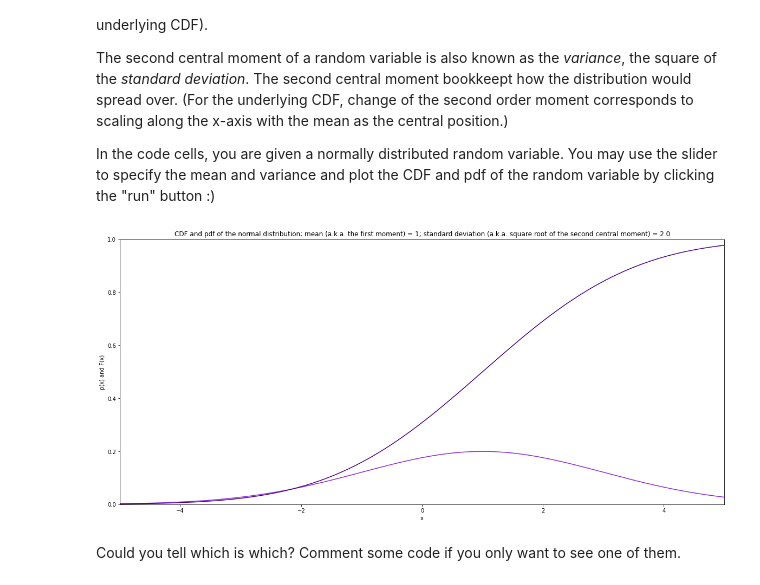
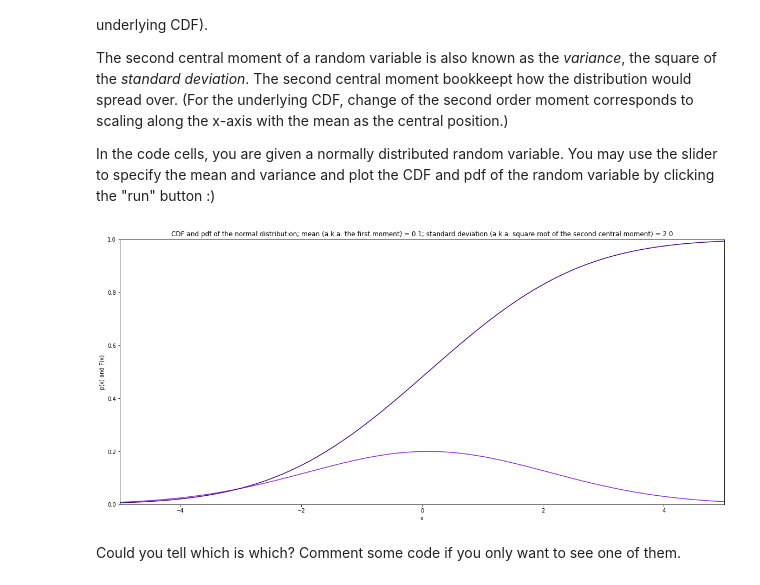
Before and after one commit to HanlunAI/NextGenCurriculumDemonstration, a Jupyter notebook: DemonstrationDelta.ipynb, the cells around one changed output. Saved outputs shown, nothing was run; the diff lists cells and outputs as text; code cells hidden in the pictures.

```diff
--- a/DemonstrationDelta.ipynb
+++ b/DemonstrationDelta.ipynb
@@ -191,32 +191,32 @@ The second central moment of a random variable is also known as the *variance*,
 
 In the code cells, you are given a normally distributed random variable. You may use the slider to specify the mean and variance and plot the CDF and pdf of the random variable by clicking the "run" button :)
 # %%
-#@title Select values of the mean and the standard deviation with the sliders and run the result
+#@title Select values of the mean and the standard deviation with the sliders and run the result { run: "auto" }
 
-first_moment = 1#@param{type:"slider", max:3, min:-3, step:"0.0001"}
+first_moment = 0.1#@param{type:"slider", max:3, min:-3, step:"0.0001"}
 second_central_moment = 4#@param{type:"slider", max:5, min:0, step:"0.0001"}
 
 def normal(x = np.linspace(-100,100,10000),mean = 0,sigma = 0):
   return np.exp(-((x-mean)/sigma)**2/2)/sigma/(np.sqrt(2*np.pi))
 
 x = np.linspace(-100,100,10000)
 mu = first_moment
 sigma = np.sqrt(second_central_moment)
 p = normal(x, mu, sigma)
 #approximation by cumulative sum
 F = np.cumsum(p)*(x[1]-x[0])
 
 plt.rcParams["figure.figsize"] = (20,9)
 plt.xlim((-5,5))
 plt.ylim((0,1))
 plt.title("CDF and pdf of the normal distribution; mean (a.k.a. the first moment) = {}; standard deviation (a.k.a. square root of the second central moment) = {}".format(mu, sigma))
 plt.xlabel("x")
 plt.ylabel("p(x) and F(x)")
 plt.plot(x, p, c="blueviolet")
 plt.plot(x+0.5*(x[1]-x[0]), F, c="indigo")
 plt.show()
 # %% [output]
-[figure, old version]
+[figure, new version]
 # %% [markdown]
 Could you tell which is which? Comment some code if you only want to see one of them.
 # %% [markdown]
```
Also changed, not shown: parts of 6 cells of this notebook.
